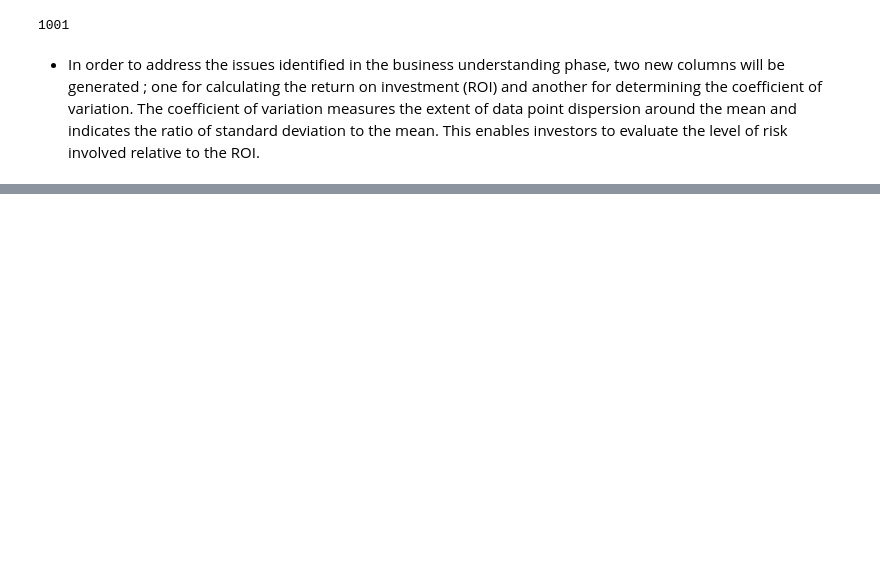
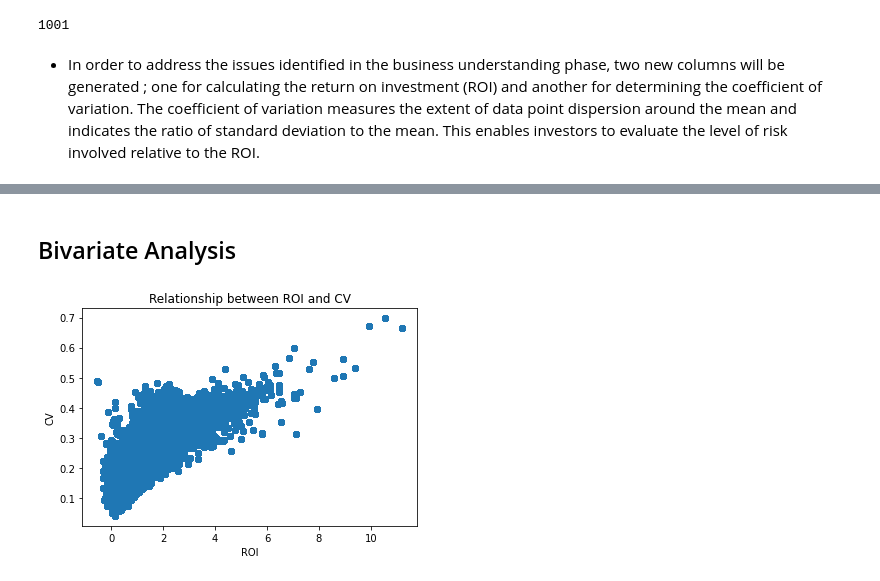
Before and after one commit to Derrick-wekesa/phase-4-project, a Jupyter notebook: student.ipynb, the cells around one changed output, grey strips where cells are left out. Drawn from its saved outputs; the diff is of its cells as text; code cells hidden in the pictures; blank space fills up the shorter version.

```diff
--- a/student.ipynb
+++ b/student.ipynb
@@ -296,0 +549,25 @@ print(df)
+# %% [markdown]
+## Bivariate Analysis
+# %%
+# Defined a function to create a scatter plot
+
+def scatter_plot(x, y, x_label, y_label):
+    # Created a scatter plot using the specified x and y data
+    plt.scatter(x, y)
+
+    # Set the x-axis label
+    plt.xlabel(x_label)
+
+    # Set the y-axis label
+    plt.ylabel(y_label)
+
+    # Set the plot title with dynamic labels
+    plt.title(f'Relationship between {x_label} and {y_label}')
+
+    # Display the plot
+    plt.show()
+
+# Calling the 'scatter_plot' function to create a scatter plot
+scatter_plot(melted_df['ROI'], melted_df['CV'], 'ROI', 'CV')
+# %% [output]
+[figure, added]
```
Also changed, not shown: parts of 25 cells of this notebook.
